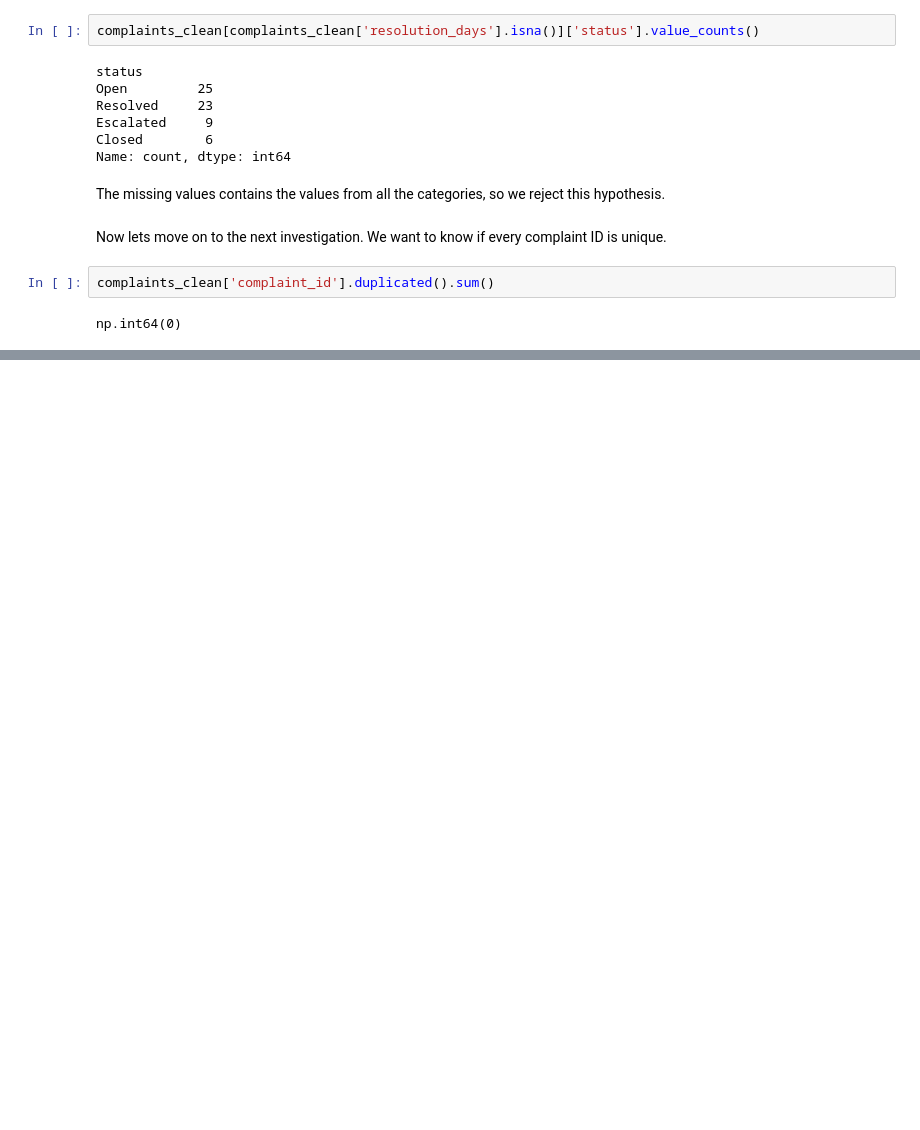
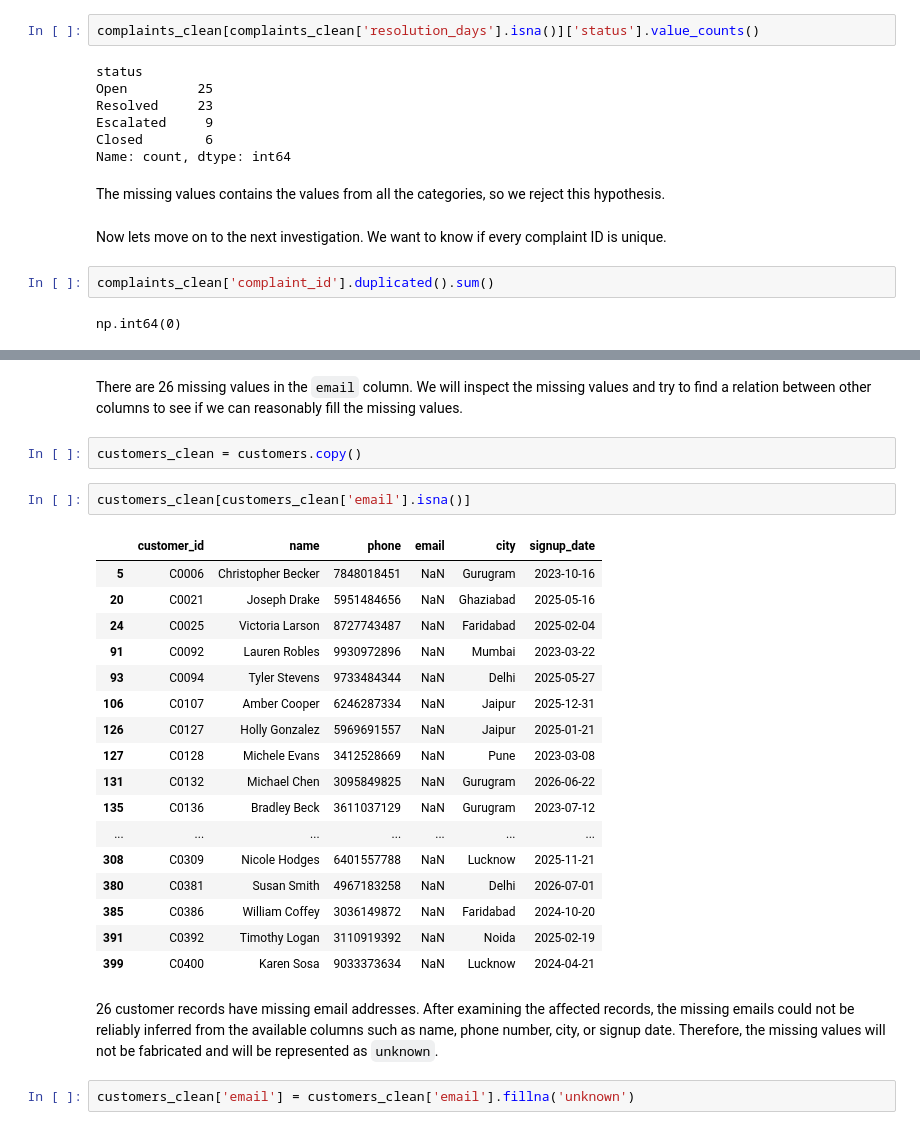
Before and after one commit to Namishkaushik/Projects, a Jupyter notebook: Project-4 Vulcan/clean_data.ipynb, the cells around one changed output, grey strips where cells are left out. Saved outputs shown, nothing was run; the diff lists cells and outputs as text; blank space fills up the shorter version.

Commit message:
Cleaned the complaints.csv and moved to the customers.csv

```diff
--- a/Project-4 Vulcan/clean_data.ipynb
+++ b/Project-4 Vulcan/clean_data.ipynb
@@ -136,0 +293,28 @@ Lets check the
+# %% [markdown]
+There are 26 missing values in the `email` column. We will inspect the missing values and try to find a relation between other columns to see if we can reasonably fill the missing values.
+# %%
+customers_clean = customers.copy()
+# %%
+customers_clean[customers_clean['email'].isna()]
+# %% [output]
+|  | customer_id | name | phone | email | city | signup_date |
+| 5 | C0006 | Christopher Becker | 7848018451 | NaN | Gurugram | 2023-10-16 |
+| 20 | C0021 | Joseph Drake | 5951484656 | NaN | Ghaziabad | 2025-05-16 |
+| 24 | C0025 | Victoria Larson | 8727743487 | NaN | Faridabad | 2025-02-04 |
+| 91 | C0092 | Lauren Robles | 9930972896 | NaN | Mumbai | 2023-03-22 |
+| 93 | C0094 | Tyler Stevens | 9733484344 | NaN | Delhi | 2025-05-27 |
+| 106 | C0107 | Amber Cooper | 6246287334 | NaN | Jaipur | 2025-12-31 |
+| 126 | C0127 | Holly Gonzalez | 5969691557 | NaN | Jaipur | 2025-01-21 |
+| 127 | C0128 | Michele Evans | 3412528669 | NaN | Pune | 2023-03-08 |
+| 131 | C0132 | Michael Chen | 3095849825 | NaN | Gurugram | 2026-06-22 |
+| 135 | C0136 | Bradley Beck | 3611037129 | NaN | Gurugram | 2023-07-12 |
+| ... | ... | ... | ... | ... | ... | ... |
+| 308 | C0309 | Nicole Hodges | 6401557788 | NaN | Lucknow | 2025-11-21 |
+| 380 | C0381 | Susan Smith | 4967183258 | NaN | Delhi | 2026-07-01 |
+| 385 | C0386 | William Coffey | 3036149872 | NaN | Faridabad | 2024-10-20 |
+| 391 | C0392 | Timothy Logan | 3110919392 | NaN | Noida | 2025-02-19 |
+| 399 | C0400 | Karen Sosa | 9033373634 | NaN | Lucknow | 2024-04-21 |
+# %% [markdown]
+26 customer records have missing email addresses. After examining the affected records, the missing emails could not be reliably inferred from the available columns such as name, phone number, city, or signup date. Therefore, the missing values will not be fabricated and will be represented as `unknown`.
+# %%
+customers_clean['email'] = customers_clean['email'].fillna('unknown')
```
Also changed, not shown: parts of 28 cells of this notebook.
